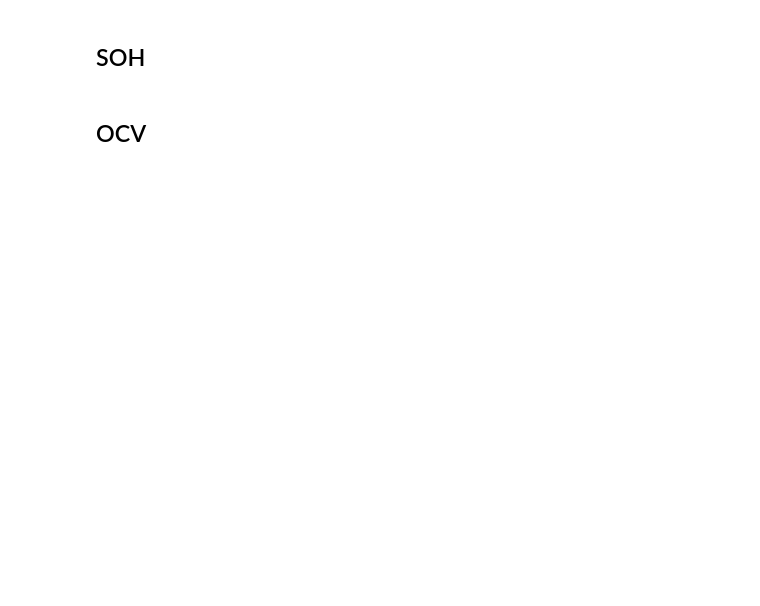
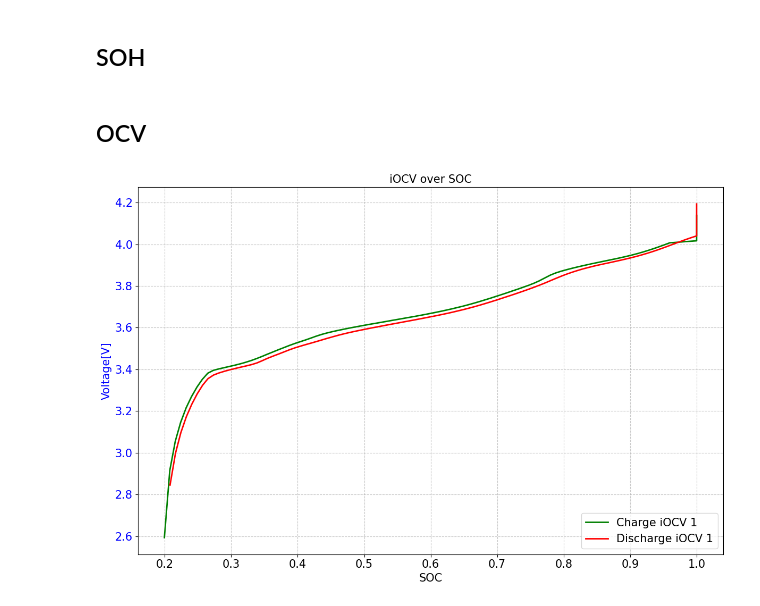
Before and after one commit to eet-tub/pydpeet, a Jupyter notebook: docs/examples/notebooks/Tutorial_00_Introduction.ipynb, the cells around one changed output. Cells and saved outputs as stored; diff of their text form; code cells hidden in the pictures; blank space fills up the shorter version.

```diff
--- a/docs/examples/notebooks/Tutorial_00_Introduction.ipynb
+++ b/docs/examples/notebooks/Tutorial_00_Introduction.ipynb
@@ -101,3 +102,0 @@ TypeError: add_soc() missing 1 required positional argument: 'df_primitives'
-# %%
-Tets = eet.process.analyze.add_soc(Sequenced_Data)
-# plot
@@ -106,5 +103,5 @@ AttributeError: module 'pydpeet.process.analyze' has no attribute 'add_soc'
 # %% [markdown]
 ## Capacity
 # %%
-Merged_Data.append(eet.process.add_Capacity(Merged_Data))
+eet.add_capacity(df, sequenced_df, neware_bool=True, config=eet.lgm50lt_nmc_4800)
 # plot
@@ -111,10 +122,14 @@ Merged_Data.append(eet.process.add_Capacity(Merged_Data))
 # %% [markdown]
 ## SOH
 # %%
-Merged_Data.append(eet.process.add_soh(Merged_Data, method="C"))
+# Not yet implemented!
+# eet.add_soh(df=df, merged_dfs=sequenced_df, config=eet.lgm50lt_nmc_4800, method="C")
 # %%
-Merged_Data.append(eet.process.add_soh(Merged_Data, method="R"))
+# Not yet implemented!
+# eet.add_soh(df, sequenced_df, method="R")
 # %% [markdown]
 ## OCV
 # %%
-Merged_Data.append(eet.process.OCV(Merged_Data))
+ocv_data = eet.extract_ocv_iocv(df=df, config=eet.lgm50lt_nmc_4800)
+# %% [output]
+[figure, added]
```
Also changed, not shown: parts of 8 cells of this notebook, 9 other files.
